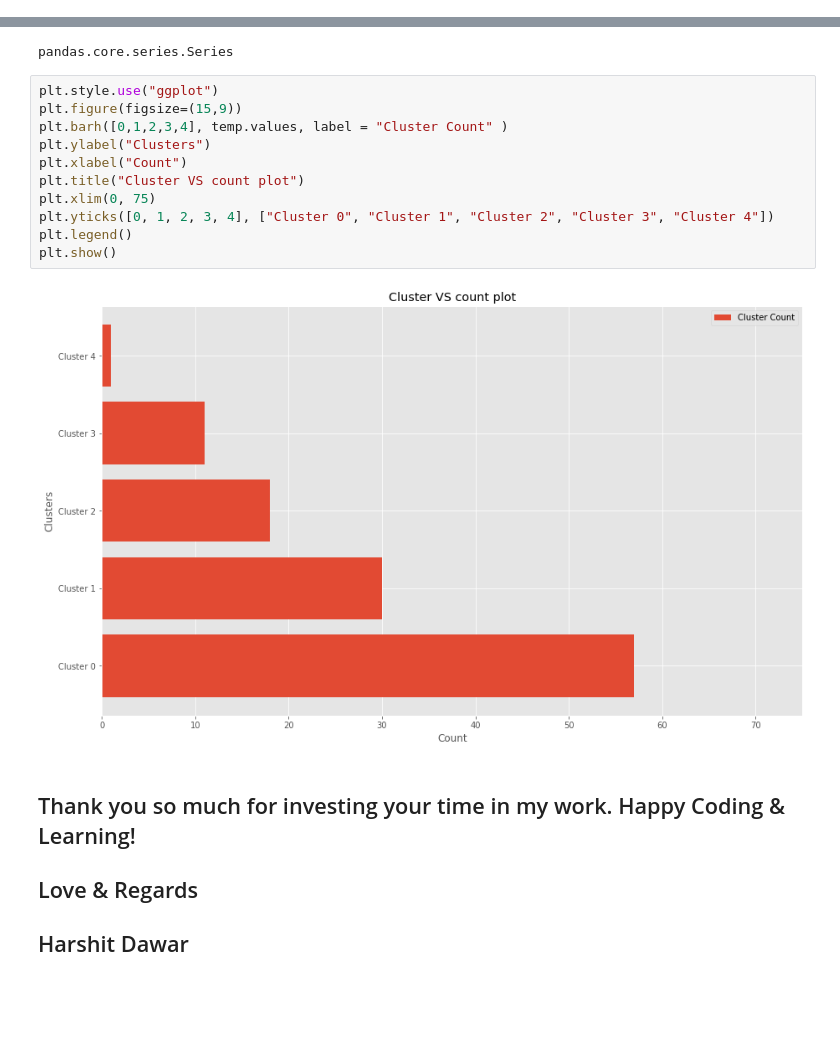
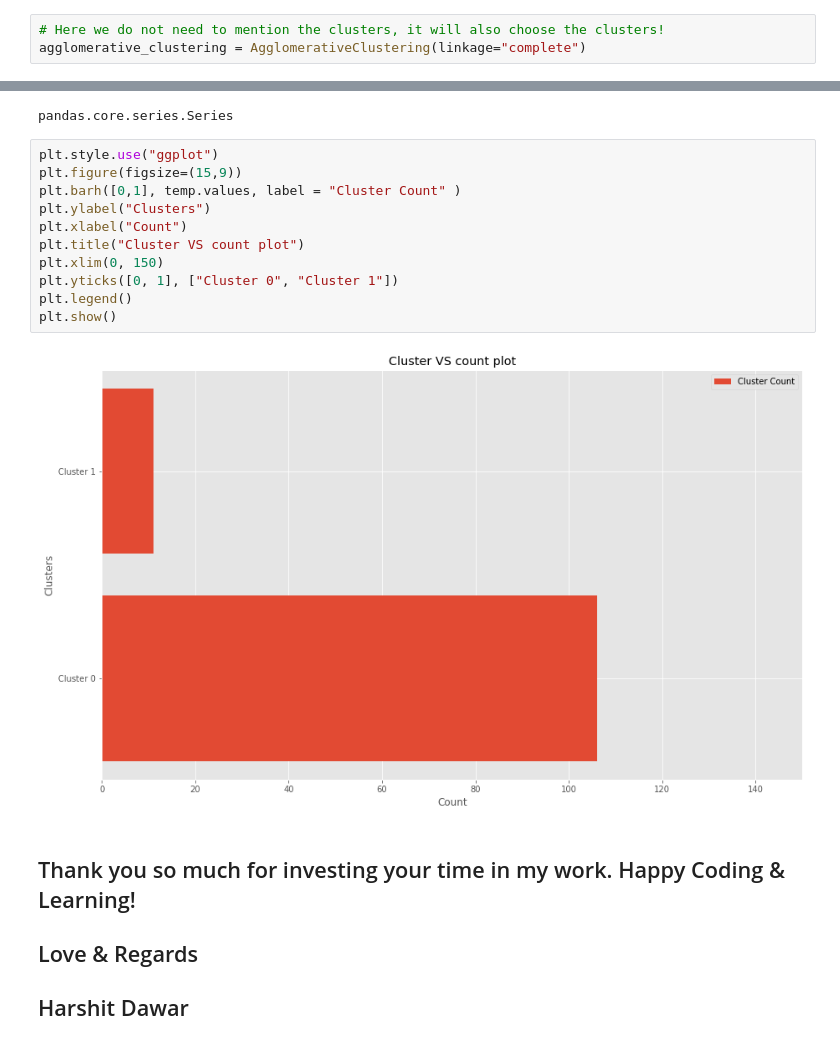
Before and after one commit to HarshitDawar55/Machine_And_Deep_Learning, a Jupyter notebook: Projects/Machine_Learning_Projects/Agglomerative_Clustering_on_Vehicle_Dataset/Agglomerative_Clustering_on_Vehical_Dataset!.ipynb, the cells around one changed output, grey strips where cells are left out. Drawn from its saved outputs; the diff is of its cells as text; blank space fills up the shorter version.

Commit message:
Agglomerative clustering on vehicle dataset!

```diff
--- a/Projects/Machine_Learning_Projects/Agglomerative_Clustering_on_Vehicle_Dataset/Agglomerative_Clustering_on_Vehical_Dataset!.ipynb
+++ b/Projects/Machine_Learning_Projects/Agglomerative_Clustering_on_Vehicle_Dataset/Agglomerative_Clustering_on_Vehical_Dataset!.ipynb
@@ -243,3 +242,6 @@ agglomerative_clustering = AgglomerativeClustering(n_clusters=5, linkage="comple
+# %%
+# Here we do not need to mention the clusters, it will also choose the clusters!
+agglomerative_clustering = AgglomerativeClustering(linkage="complete")
 # %%
 agglomerative_clustering.fit(final_data)
 # %% [output]
@@ -303,16 +301,16 @@ pandas.core.series.Series
 # %%
 plt.style.use("ggplot")
 plt.figure(figsize=(15,9))
-plt.barh([0,1,2,3,4], temp.values, label = "Cluster Count" )
+plt.barh([0,1], temp.values, label = "Cluster Count" )
 plt.ylabel("Clusters")
 plt.xlabel("Count")
 plt.title("Cluster VS count plot")
-plt.xlim(0, 75)
-plt.yticks([0, 1, 2, 3, 4], ["Cluster 0", "Cluster 1", "Cluster 2", "Cluster 3", "Cluster 4"])
+plt.xlim(0, 150)
+plt.yticks([0, 1], ["Cluster 0", "Cluster 1"])
 plt.legend()
 plt.show()
 # %% [output]
-[figure, old version]
+[figure, new version]
 # %% [markdown]
 ## Thank you so much for investing your time in my work. Happy Coding & Learning!
 ## Love & Regards
```
Also changed, not shown: parts of 6 cells of this notebook.
